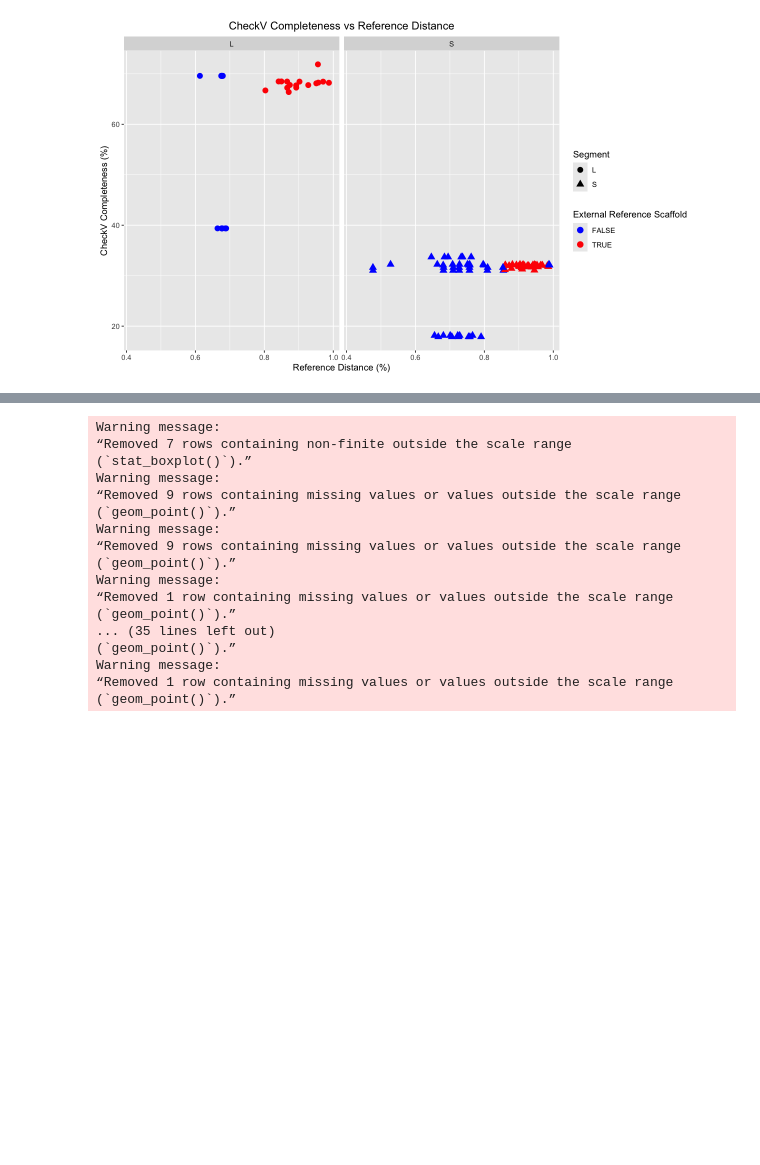
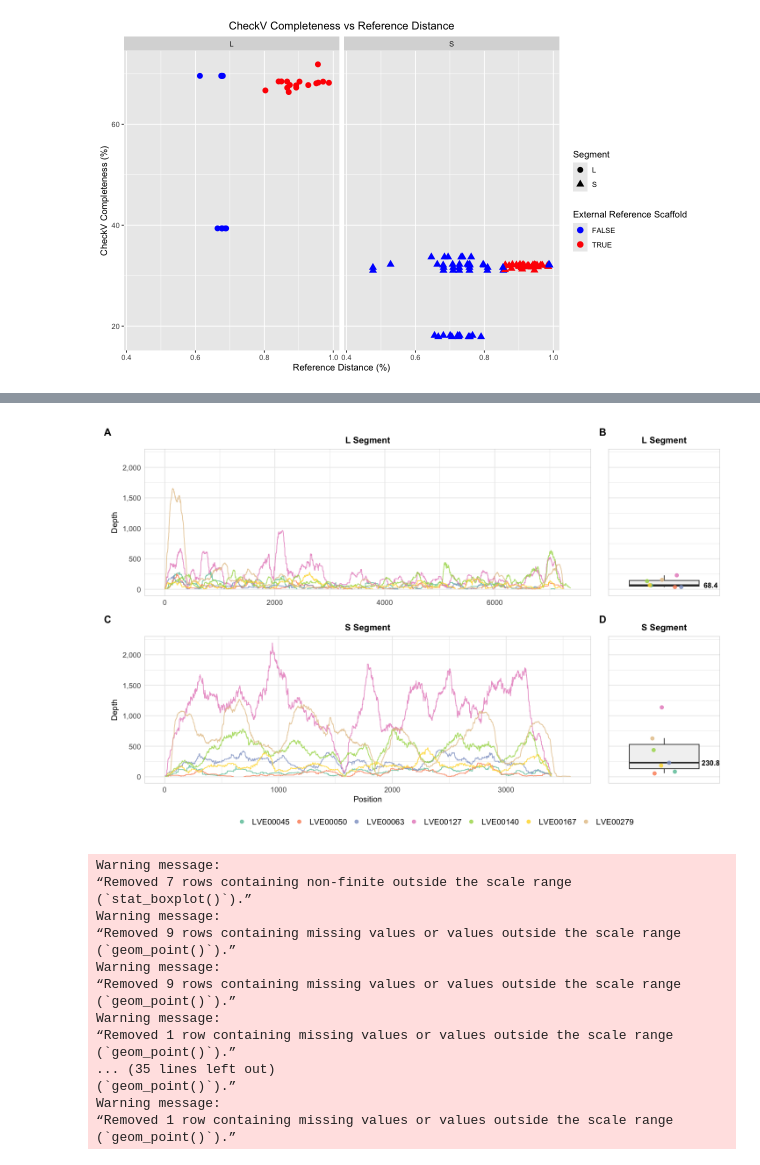
Before and after one commit to Joon-Klaps/nf-core-viralmetagenome-manuscript, a Jupyter notebook: analysis/benchmarking/S3_reference_scaffolding/03_plotting.ipynb, the cells around one changed output, grey strips where cells are left out. Cells and saved outputs as stored; diff of their text form; code cells hidden in the pictures; blank space fills up the shorter version.

```diff
--- a/analysis/benchmarking/S3_reference_scaffolding/03_plotting.ipynb
+++ b/analysis/benchmarking/S3_reference_scaffolding/03_plotting.ipynb
@@ -288,0 +190,98 @@ ggsave("./../../../Fig/supplfig3.png", plot = p, width = 12, height = 8, dpi = 3
+# %%
+options(repr.plot.width=12, repr.plot.height=8)
+
+theme_coverage <- theme_minimal(base_size = 11) +
+    theme(
+        plot.title = element_text(face = "bold", hjust = 0.5, size = 12),
+        axis.title = element_text(size = 11),
+        axis.text = element_text(size = 10),
+        legend.text = element_text(size = 11),
+        panel.border = element_rect(colour = "grey80", fill = NA),
+        legend.position = "bottom"
+    )
+
+mean_cov_data <- coverage_data %>%
+    group_by(index, reference_distance, segment, sample) %>%
+    summarise(mean_depth = mean(depth, na.rm = TRUE)) %>%
+    ungroup()
+
+# Calculate median of the mean depths for labeling
+segment_medians <- mean_cov_data %>%
+    group_by(segment) %>%
+    summarise(median_depth = median(mean_depth)) %>%
+    mutate(label = round(median_depth, 1))
+
+# Determine common Y-axis limits
+max_depth <- max(c(coverage_data$depth, mean_cov_data$mean_depth), na.rm = TRUE)
+y_limits <- c(1, max_depth + 1)
+
+# L Segment Plots
+p_line_L <- ggplot(filter(coverage_data, segment == "L Segment"), aes(x = POS, y = depth , color = sample)) +
+    geom_line(alpha = 0.8) +
+    scale_y_continuous(labels = scales::comma, name = expression("Depth"), limits = y_limits) +
+    # scale_y_log10(labels = scales::comma, name = expression("Depth (log"[10]*")"), limits = y_limits) +
+    scale_color_brewer(palette = "Set2") +
+    guides(color = "none") +
+    labs(title = "L Segment", x = NULL, color = "Sample") +
+    theme_coverage
+
+p_box_L <- ggplot(filter(mean_cov_data, segment == "L Segment"), aes(x = "", y = mean_depth)) +
+    geom_boxplot(fill = "grey95", outlier.shape = NA) +
+    geom_jitter(aes(color = sample), width = 0.2, size = 2, alpha = 0.8) +
+    geom_text(data = filter(segment_medians, segment == "L Segment"), aes(x = "", y = median_depth, label = label),
+              nudge_x = 0.5, fontface = "bold", size = 3.5) +
+    # scale_y_log10(labels = scales::comma, name = NULL, limits = y_limits) +
+    scale_y_continuous(labels = scales::comma, name = expression("Depth"), limits = y_limits) +
+    scale_color_brewer(palette = "Set2") +
+    guides(color = "none") +
+    labs(title = "L Segment", x = NULL, color = "Sample") +
+    theme_coverage +
+    theme(
+        axis.text.y = element_blank(),
+        axis.ticks.y = element_blank(),
+        axis.title.y = element_blank(),
+        axis.text.x = element_blank(),
+        axis.ticks.x = element_blank(),
+        panel.grid.major.x = element_blank()
+    )
+
+# S Segment Plots
+p_line_S <- ggplot(filter(coverage_data, segment == "S Segment"), aes(x = POS, y = depth, color = sample)) +
+    geom_line(alpha = 0.8) +
+    # scale_y_log10(labels = scales::comma, name = expression("Depth (log"[10]*")"), limits = y_limits) +
+    scale_y_continuous(labels = scales::comma, name = expression("Depth"), limits = y_limits) +
+    scale_color_brewer(palette = "Set2") +
+    guides(color = "none") +
+    labs(title = "S Segment", x = "Position", color = "Sample") +
+    theme_coverage
+
+p_box_S <- ggplot(filter(mean_cov_data, segment == "S Segment"), aes(x = "", y = mean_depth)) +
+    geom_boxplot(fill = "grey95", outlier.shape = NA) +
+    geom_jitter(aes(color = sample), width = 0.2, size = 2, alpha = 0.8) +
+    geom_text(data = filter(segment_medians, segment == "S Segment"), aes(x = "", y = median_depth, label = label),
+              nudge_x = 0.5, fontface = "bold", size = 3.5) +
+    # scale_y_log10(labels = scales::comma, name = NULL, limits = y_limits) +
+    scale_y_continuous(labels = scales::comma, name = expression("Depth"), limits = y_limits) +
+    scale_color_brewer(palette = "Set2") +
+    guides(color = guide_legend(nrow = 1)) +
+    labs(title = "S Segment", x = NULL, color = "") +
+    theme_coverage +
+    theme(
+        axis.text.y = element_blank(),
+        axis.ticks.y = element_blank(),
+        axis.title.y = element_blank(),
+        axis.text.x = element_blank(),
+        axis.ticks.x = element_blank(),
+        panel.grid.major.x = element_blank()
+    )
+
+# Combine plots using patchwork
+p <- p_line_L  + p_box_L + p_line_S + p_box_S  +
+    plot_layout(ncol = 2, widths = c(4, 1), guides = "collect") +
+    plot_annotation(tag_levels = 'A') &
+    theme(legend.position = "bottom", plot.tag = element_text(face = "bold", size = 14))
+
+p
+ggsave("./images/coverages.png", plot = p, width = 12, height = 8, dpi = 300)
+ggsave("./../../../Fig/supplfig3.png", plot = p, width = 12, height = 8, dpi = 300)
+# %% [output]
@@ -289,3 +308,4 @@ ggsave("./../../../Fig/supplfig3.png", plot = p, width = 12, height = 8, dpi = 3
+[figure, added]
 # %%
 options(repr.plot.width=12, repr.plot.height=10)
 
```
Also changed, not shown: parts of 5 cells of this notebook, 25 other files.
